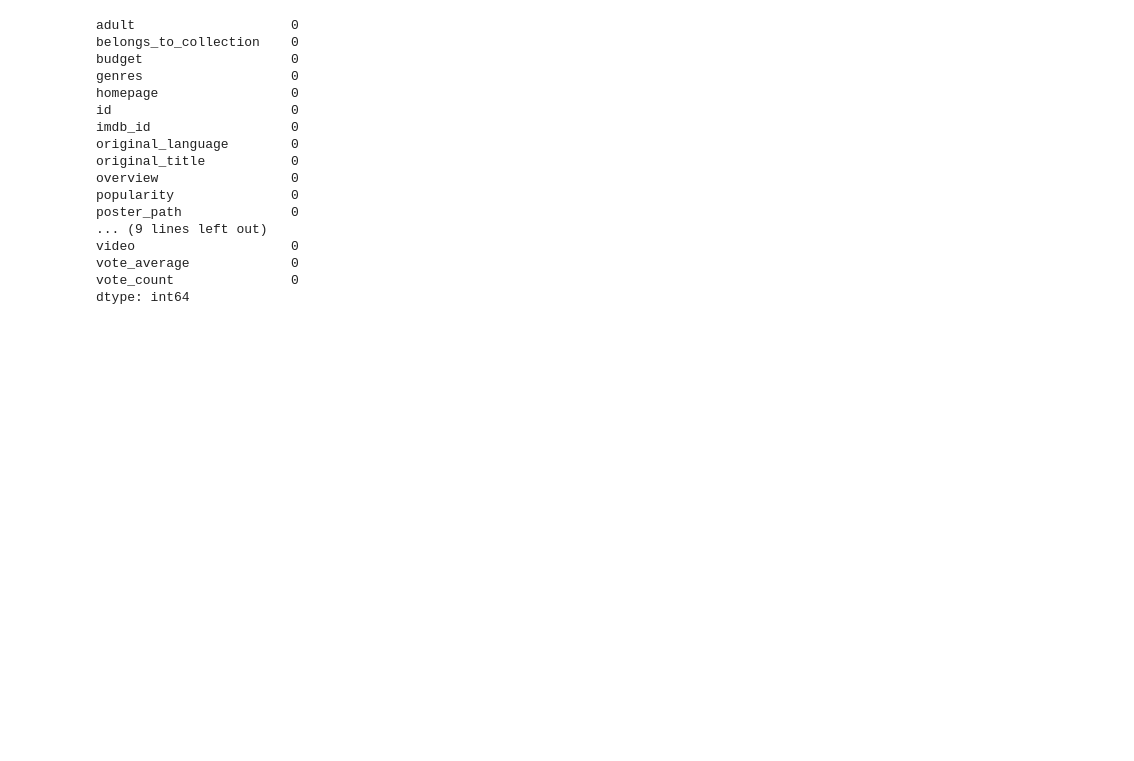
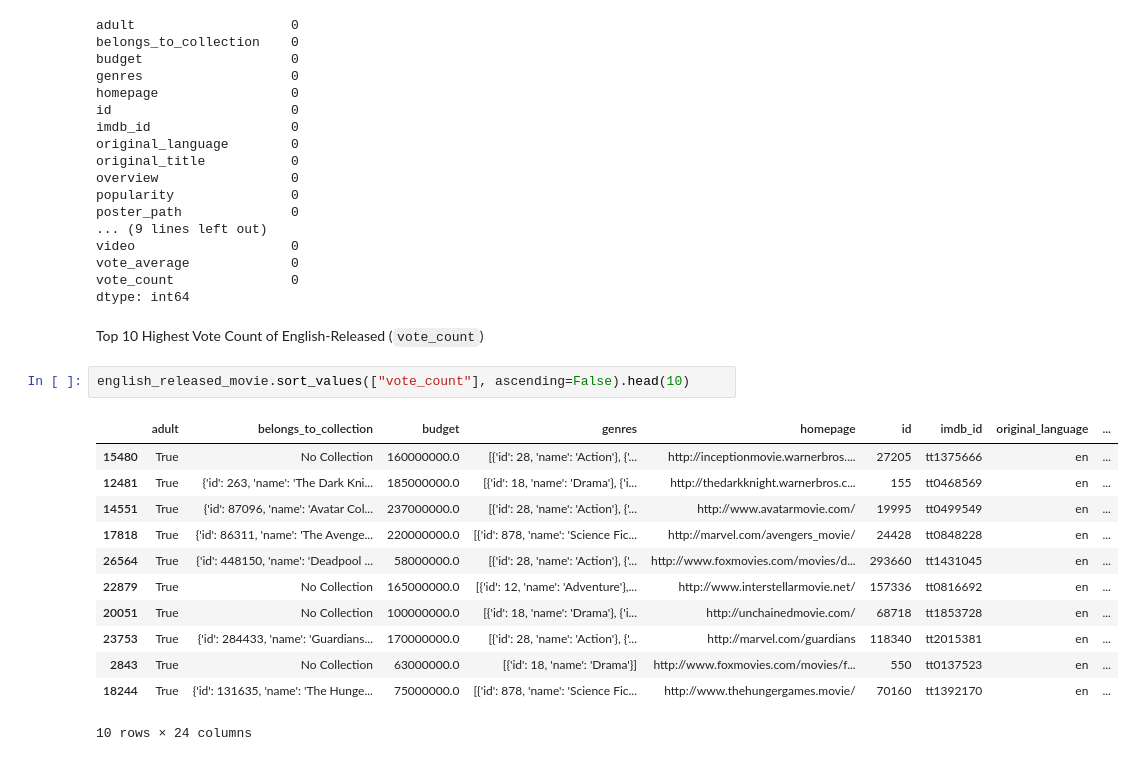
Before and after one commit to berubob/movie-analytics-ds, a Jupyter notebook: movie analytics.ipynb, the cells around one changed output. Drawn from its saved outputs; the diff is of its cells as text; blank space fills up the shorter version.

```diff
--- a/movie analytics.ipynb
+++ b/movie analytics.ipynb
@@ -381,3 +380,20 @@ video                    0
 vote_average             0
 vote_count               0
 dtype: int64
+# %% [markdown]
+Top 10 Highest Vote Count of English-Released (``vote_count``)
+# %%
+english_released_movie.sort_values(["vote_count"], ascending=False).head(10)
+# %% [output]
+|  | adult | belongs_to_collection | budget | genres | homepage | id | imdb_id | original_language | ... |
+| 15480 | True | No Collection | 160000000.0 | [{'id': 28, 'name': 'Action'}, {'... | http://inceptionmovie.warnerbros.... | 27205 | tt1375666 | en | ... |
+| 12481 | True | {'id': 263, 'name': 'The Dark Kni... | 185000000.0 | [{'id': 18, 'name': 'Drama'}, {'i... | http://thedarkknight.warnerbros.c... | 155 | tt0468569 | en | ... |
+| 14551 | True | {'id': 87096, 'name': 'Avatar Col... | 237000000.0 | [{'id': 28, 'name': 'Action'}, {'... | http://www.avatarmovie.com/ | 19995 | tt0499549 | en | ... |
+| 17818 | True | {'id': 86311, 'name': 'The Avenge... | 220000000.0 | [{'id': 878, 'name': 'Science Fic... | http://marvel.com/avengers_movie/ | 24428 | tt0848228 | en | ... |
+| 26564 | True | {'id': 448150, 'name': 'Deadpool ... | 58000000.0 | [{'id': 28, 'name': 'Action'}, {'... | http://www.foxmovies.com/movies/d... | 293660 | tt1431045 | en | ... |
+| 22879 | True | No Collection | 165000000.0 | [{'id': 12, 'name': 'Adventure'},... | http://www.interstellarmovie.net/ | 157336 | tt0816692 | en | ... |
+| 20051 | True | No Collection | 100000000.0 | [{'id': 18, 'name': 'Drama'}, {'i... | http://unchainedmovie.com/ | 68718 | tt1853728 | en | ... |
+| 23753 | True | {'id': 284433, 'name': 'Guardians... | 170000000.0 | [{'id': 28, 'name': 'Action'}, {'... | http://marvel.com/guardians | 118340 | tt2015381 | en | ... |
+| 2843 | True | No Collection | 63000000.0 | [{'id': 18, 'name': 'Drama'}] | http://www.foxmovies.com/movies/f... | 550 | tt0137523 | en | ... |
+| 18244 | True | {'id': 131635, 'name': 'The Hunge... | 75000000.0 | [{'id': 878, 'name': 'Science Fic... | http://www.thehungergames.movie/ | 70160 | tt1392170 | en | ... |
+10 rows × 24 columns
```
Also changed, not shown: parts of 8 cells of this notebook.
